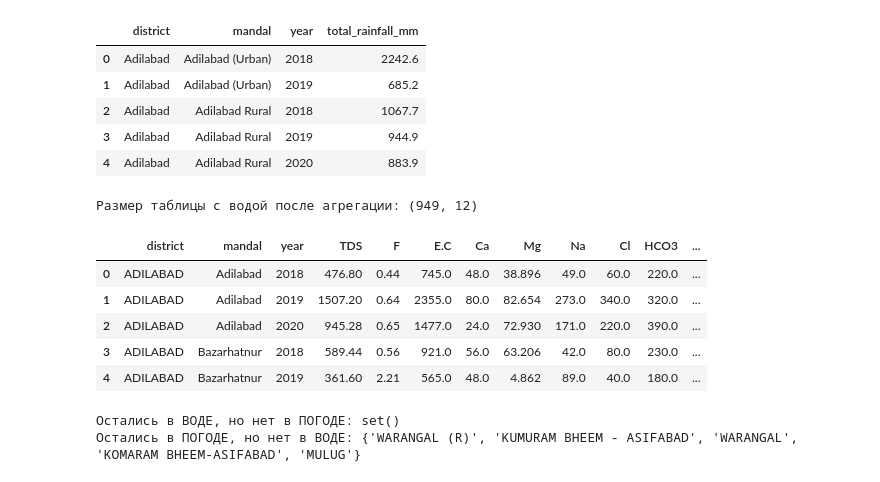
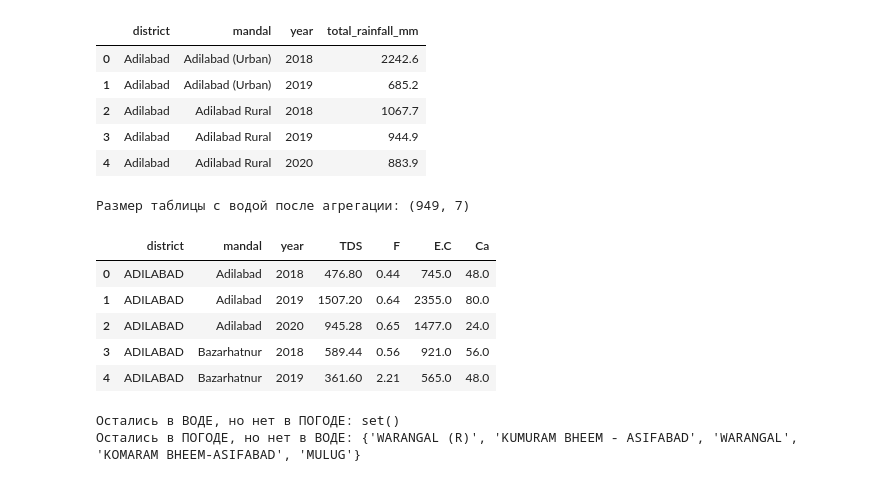
Before and after one commit to dasha1154/lab.stat, a Jupyter notebook: labwork.ipynb, the cells around one changed output. Saved outputs shown, nothing was run; the diff lists cells and outputs as text; code cells hidden in the pictures.

```diff
--- a/labwork.ipynb
+++ b/labwork.ipynb
@@ -278,6 +282,3 @@ memory usage: 27.4 KB
    - Перевести столбец `date` в формат даты (datetime).
    - Отфильтровать только месяцы муссона (июнь–сентябрь).
    - Сгруппировать данные по `district`, `mandal` и году.
-# %%
-water_2020['pH'] = pd.to_numeric(water_2020['pH'], errors='coerce')
-print("Тип данных pH (2020):", water_2020['pH'].dtype)
@@ -322,20 +321,20 @@ display(weather_agg.head())
 # %%
 water_all = pd.concat([water_2018, water_2019, water_2020], ignore_index=True)
 
 water_all['year'] = water_all['season'].str.split().str[-1].astype(int)
 
-water_agg = water_all.groupby(['district', 'mandal', 'year'])[['TDS', 'F', 'E.C', 'Ca', 'Mg', 'Na', 'Cl', 'HCO3', 'pH']].mean().reset_index()
+water_agg = water_all.groupby(['district', 'mandal', 'year'])[['TDS', 'F', 'E.C', 'Ca']].mean().reset_index()
 
 print("Размер таблицы с водой после агрегации:", water_agg.shape)
 display(water_agg.head())
 # %% [output]
-Размер таблицы с водой после агрегации: (949, 12)
+Размер таблицы с водой после агрегации: (949, 7)
-|  | district | mandal | year | TDS | F | E.C | Ca | Mg | Na | Cl | HCO3 | ... |
-| 0 | ADILABAD | Adilabad | 2018 | 476.80 | 0.44 | 745.0 | 48.0 | 38.896 | 49.0 | 60.0 | 220.0 | ... |
-| 1 | ADILABAD | Adilabad | 2019 | 1507.20 | 0.64 | 2355.0 | 80.0 | 82.654 | 273.0 | 340.0 | 320.0 | ... |
-| 2 | ADILABAD | Adilabad | 2020 | 945.28 | 0.65 | 1477.0 | 24.0 | 72.930 | 171.0 | 220.0 | 390.0 | ... |
-| 3 | ADILABAD | Bazarhatnur | 2018 | 589.44 | 0.56 | 921.0 | 56.0 | 63.206 | 42.0 | 80.0 | 230.0 | ... |
-| 4 | ADILABAD | Bazarhatnur | 2019 | 361.60 | 2.21 | 565.0 | 48.0 | 4.862 | 89.0 | 40.0 | 180.0 | ... |
+|  | district | mandal | year | TDS | F | E.C | Ca |
+| 0 | ADILABAD | Adilabad | 2018 | 476.80 | 0.44 | 745.0 | 48.0 |
+| 1 | ADILABAD | Adilabad | 2019 | 1507.20 | 0.64 | 2355.0 | 80.0 |
+| 2 | ADILABAD | Adilabad | 2020 | 945.28 | 0.65 | 1477.0 | 24.0 |
+| 3 | ADILABAD | Bazarhatnur | 2018 | 589.44 | 0.56 | 921.0 | 56.0 |
+| 4 | ADILABAD | Bazarhatnur | 2019 | 361.60 | 2.21 | 565.0 | 48.0 |
 # %%
 district_mapping = {
     'YADADRI BHUVANAGIRI': 'YADADRI',
```
Also changed, not shown: parts of 9 cells of this notebook.
